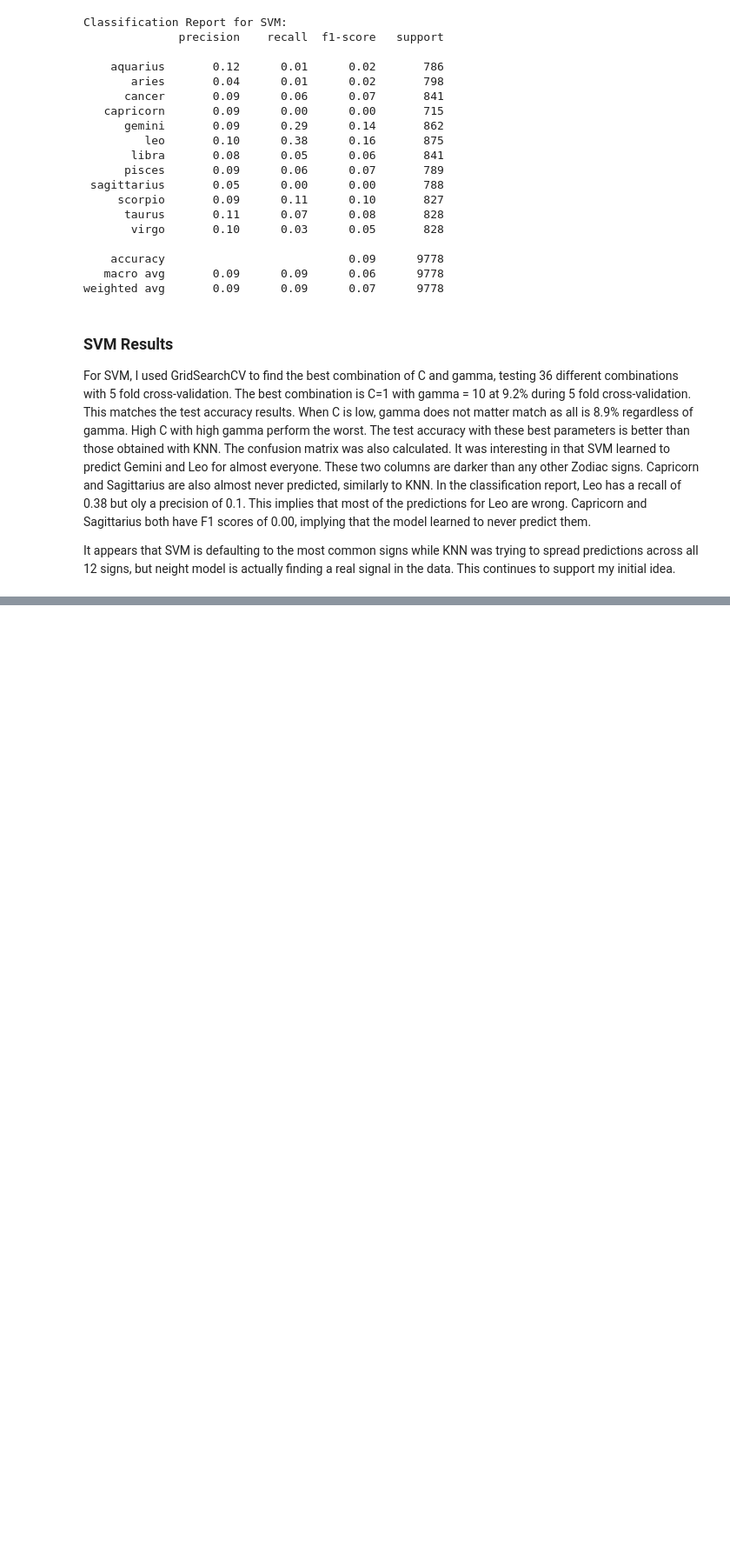
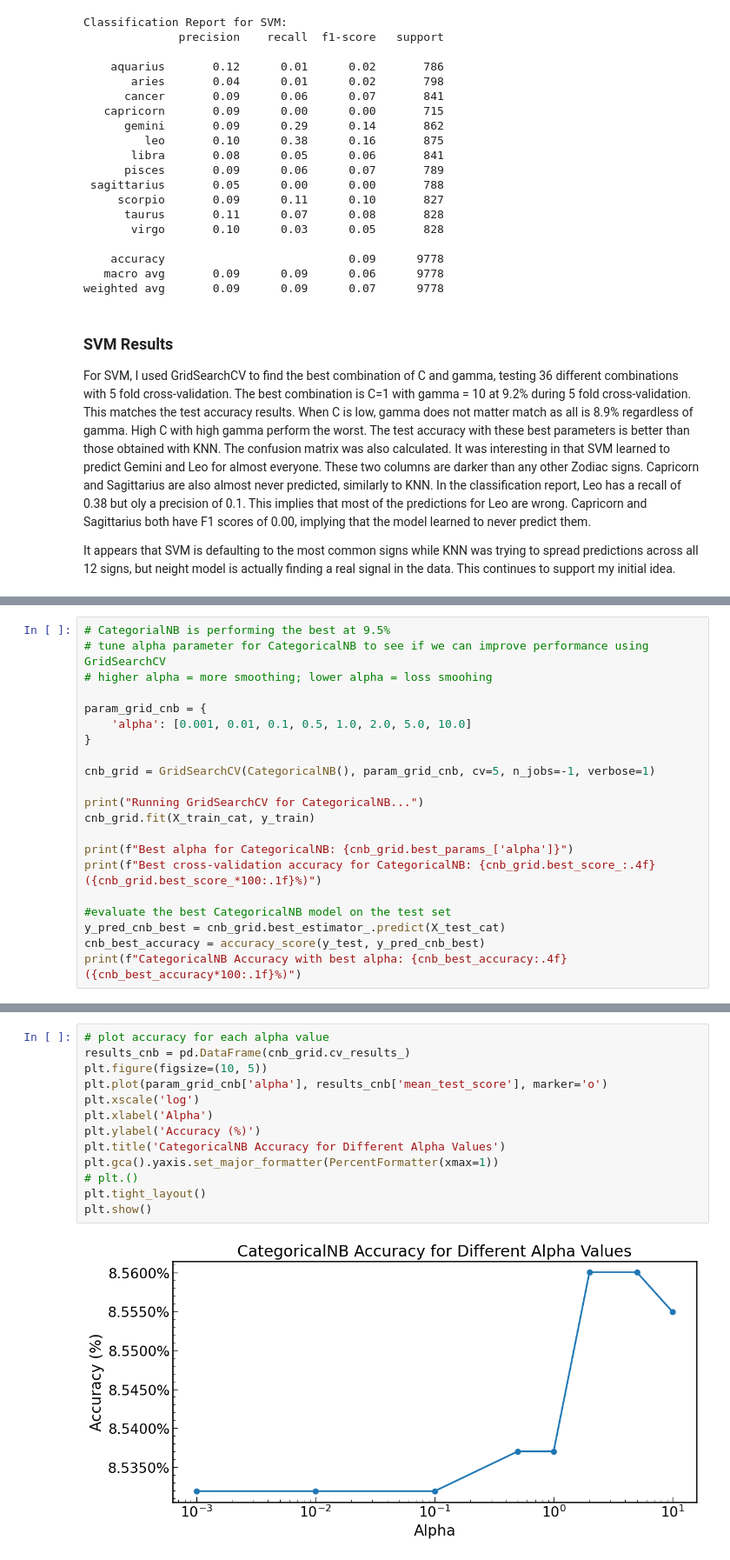
Before and after one commit to ovesa/OKCupid_ML, a Jupyter notebook: main_project.ipynb, the cells around one changed output, grey strips where cells are left out. Shown at 87% size. Drawn from its saved outputs; the diff is of its cells as text; blank space fills up the shorter version.

```diff
--- a/main_project.ipynb
+++ b/main_project.ipynb
@@ -687,0 +736,21 @@ It appears that SVM is defaulting to the most common signs while KNN was trying
+# %%
+# CategorialNB is performing the best at 9.5%
+# tune alpha parameter for CategoricalNB to see if we can improve performance using GridSearchCV
+# higher alpha = more smoothing; lower alpha = loss smoohing
+
+param_grid_cnb = {
+    'alpha': [0.001, 0.01, 0.1, 0.5, 1.0, 2.0, 5.0, 10.0]
+}
+
+cnb_grid = GridSearchCV(CategoricalNB(), param_grid_cnb, cv=5, n_jobs=-1, verbose=1)
+
+print("Running GridSearchCV for CategoricalNB...")
+cnb_grid.fit(X_train_cat, y_train)
+
+print(f"Best alpha for CategoricalNB: {cnb_grid.best_params_['alpha']}")
+print(f"Best cross-validation accuracy for CategoricalNB: {cnb_grid.best_score_:.4f} ({cnb_grid.best_score_*100:.1f}%)")
+
+#evaluate the best CategoricalNB model on the test set
+y_pred_cnb_best = cnb_grid.best_estimator_.predict(X_test_cat)
+cnb_best_accuracy = accuracy_score(y_test, y_pred_cnb_best)
+print(f"CategoricalNB Accuracy with best alpha: {cnb_best_accuracy:.4f} ({cnb_best_accuracy*100:.1f}%)")
@@ -687,0 +780,15 @@ It appears that SVM is defaulting to the most common signs while KNN was trying
+# %%
+# plot accuracy for each alpha value
+results_cnb = pd.DataFrame(cnb_grid.cv_results_)
+plt.figure(figsize=(10, 5))
+plt.plot(param_grid_cnb['alpha'], results_cnb['mean_test_score'], marker='o')
+plt.xscale('log')
+plt.xlabel('Alpha')
+plt.ylabel('Accuracy (%)')
+plt.title('CategoricalNB Accuracy for Different Alpha Values')
+plt.gca().yaxis.set_major_formatter(PercentFormatter(xmax=1))
+# plt.()
+plt.tight_layout()
+plt.show()
+# %% [output]
+[figure, added]
```
Also changed, not shown: parts of 11 cells of this notebook.
